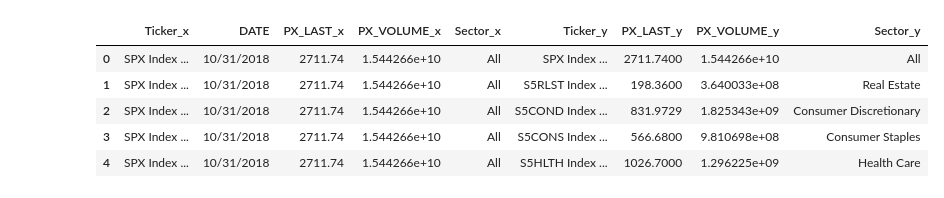
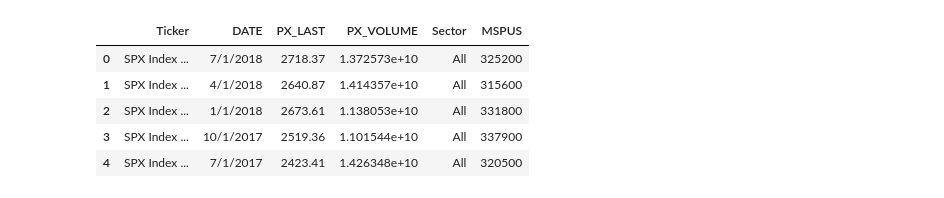
Before and after one commit to tmcbeth/Project-1---Group-3, a Jupyter notebook: REvsIndices.ipynb, the cells around one changed output. Cells and saved outputs as stored; diff of their text form; code cells hidden in the pictures.

```diff
--- a/REvsIndices.ipynb
+++ b/REvsIndices.ipynb
@@ -1,25 +1,26 @@
 # %%
 %matplotlib inline
 from matplotlib import pyplot as plt
 import pandas as pd
 import numpy as np
+from scipy.stats import linregress
 
 # File to Load
 housing_data_to_load = "Housing prices for US.csv"
-index_data_to_load = "SPX_Prices_30yr_CombinedSectors.csv"
+index_data_to_load = "SPX_Prices_30yr_SPXFirstOfMonth.csv"
 
 # Read the files
 housing_data = pd.read_csv(housing_data_to_load)
 index_data = pd.read_csv(index_data_to_load)
 
 # Combine the data into a single dataset
-combined_data = pd.merge(index_data, index_data, on="DATE")
+combined_data = pd.merge(index_data, housing_data, on="DATE")
 
 combined_data.head()
 # %% [output]
-|  | Ticker_x | DATE | PX_LAST_x | PX_VOLUME_x | Sector_x | Ticker_y | PX_LAST_y | PX_VOLUME_y | Sector_y |
-| 0 | SPX Index ... | 10/31/2018 | 2711.74 | 1.544266e+10 | All | SPX Index ... | 2711.7400 | 1.544266e+10 | All |
-| 1 | SPX Index ... | 10/31/2018 | 2711.74 | 1.544266e+10 | All | S5RLST Index ... | 198.3600 | 3.640033e+08 | Real Estate |
-| 2 | SPX Index ... | 10/31/2018 | 2711.74 | 1.544266e+10 | All | S5COND Index ... | 831.9729 | 1.825343e+09 | Consumer Discretionary |
-| 3 | SPX Index ... | 10/31/2018 | 2711.74 | 1.544266e+10 | All | S5CONS Index ... | 566.6800 | 9.810698e+08 | Consumer Staples |
-| 4 | SPX Index ... | 10/31/2018 | 2711.74 | 1.544266e+10 | All | S5HLTH Index ... | 1026.7000 | 1.296225e+09 | Health Care |
+|  | Ticker | DATE | PX_LAST | PX_VOLUME | Sector | MSPUS |
+| 0 | SPX Index ... | 7/1/2018 | 2718.37 | 1.372573e+10 | All | 325200 |
+| 1 | SPX Index ... | 4/1/2018 | 2640.87 | 1.414357e+10 | All | 315600 |
+| 2 | SPX Index ... | 1/1/2018 | 2673.61 | 1.138053e+10 | All | 331800 |
+| 3 | SPX Index ... | 10/1/2017 | 2519.36 | 1.101544e+10 | All | 337900 |
+| 4 | SPX Index ... | 7/1/2017 | 2423.41 | 1.426348e+10 | All | 320500 |
```
Also changed, not shown: parts of 10 cells of this notebook, 4 other files.
